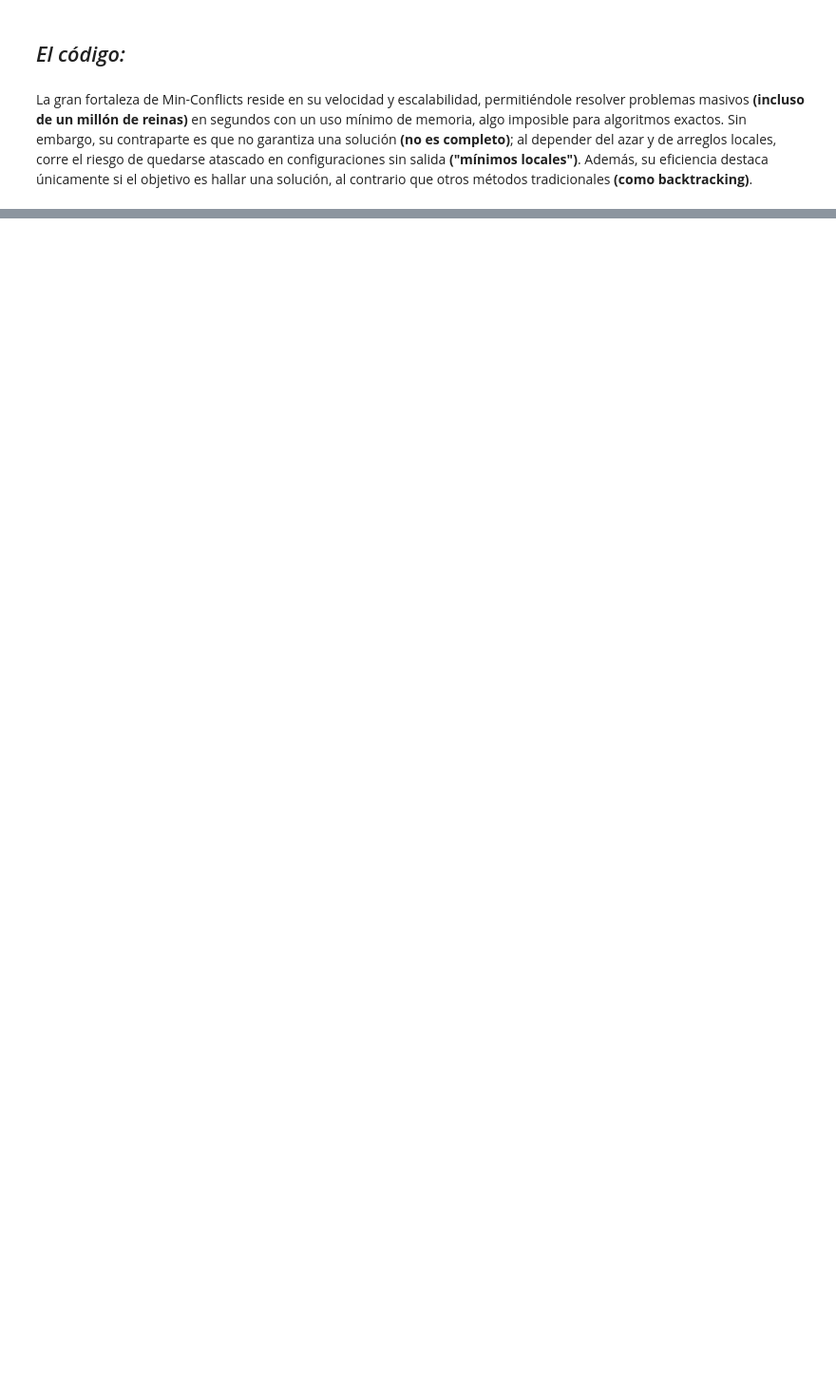
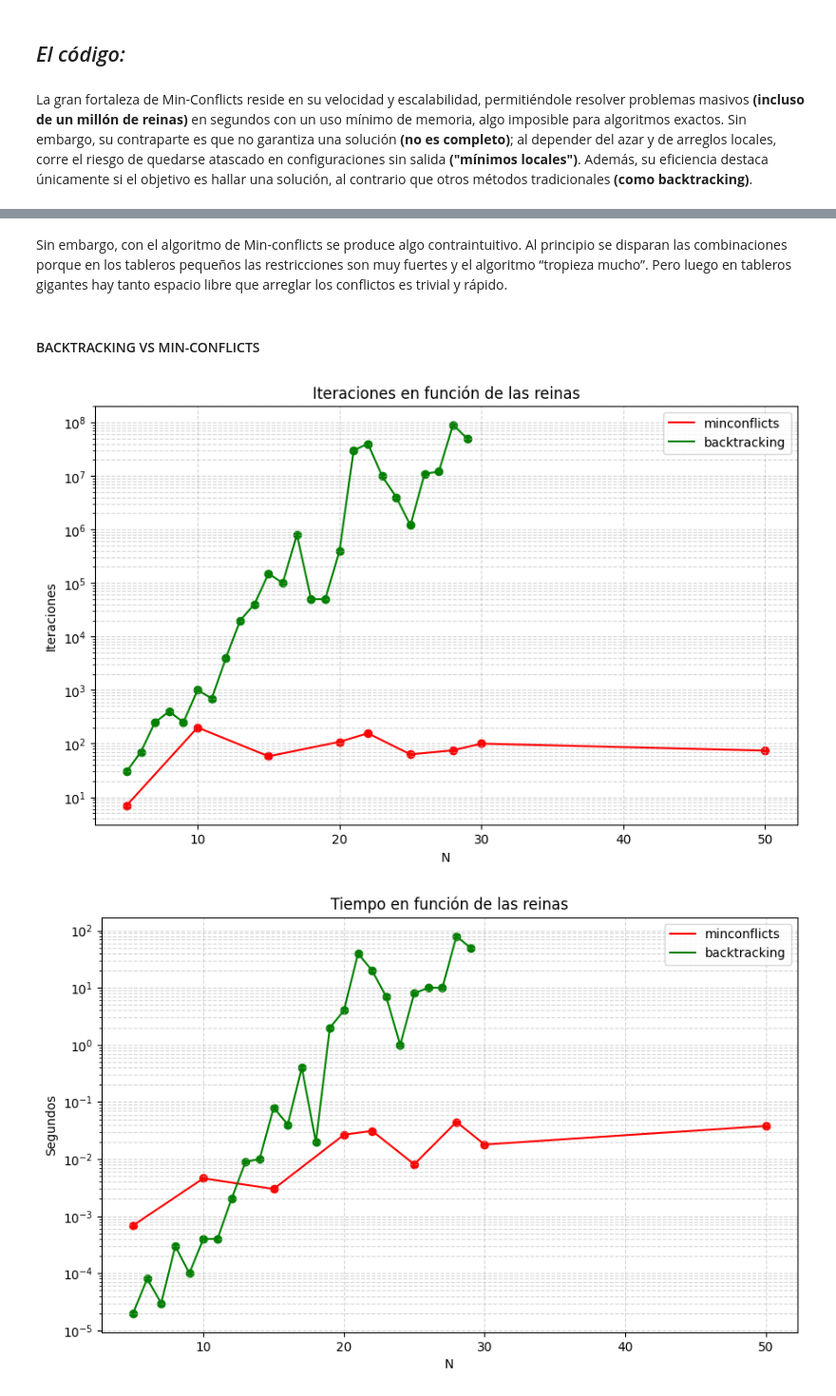
Before and after one commit to ajkooo/n_queens_proyecto, a Jupyter notebook: cuaderno.ipynb, the cells around one changed output, grey strips where cells are left out. Shown: that part at 95% size. Saved outputs shown, nothing was run; the diff lists cells and outputs as text; code cells hidden in the pictures; blank space fills up the shorter version.

```diff
--- a/cuaderno.ipynb
+++ b/cuaderno.ipynb
@@ -425,0 +1041,58 @@ La elección del algoritmo depende del objetivo:
+# %% [markdown]
+Sin embargo, con el algoritmo de  Min-conflicts se produce algo contraintuitivo. Al principio se disparan las combinaciones porque en los tableros pequeños las restricciones son muy fuertes y el algoritmo “tropieza mucho”. Pero luego en tableros gigantes hay tanto espacio libre que arreglar los conflictos es trivial y rápido.
+# %% [markdown]
+#### BACKTRACKING VS MIN-CONFLICTS
+# %%
+N=[
+   5, 6, 7, 8, 9, 10, 11, 12, 13, 14, 15, 16, 17, 18, 19, 20,
+    21, 22, 23, 24, 25, 26, 27, 28, 29
+]
+
+
+iteraciones1 = [
+    30, 70, 250, 400, 250, 1000, 700, 4000, 20000, 40000, 150000, 100000, 800000, 50000, 50000,
+    400000, 30000000, 40000000, 10000000, 4000000, 1200000, 11000000, 12000000, 90000000, 50000000
+]
+tiempo1 = [
+    2e-5, 8e-5, 3e-5, 3e-4, 1e-4, 4e-4, 4e-4, 2e-3, 9e-3, 1e-2, 8e-2, 4e-2, 4e-1, 2e-2, 2.0,
+    4.0, 40.0, 20.0, 7.0, 1.0, 8.0, 10.0, 10.0, 80.0, 50.0
+]
+
+n=[5,10,15,20,22,25,28,30,50]
+segundos=[0.00069,0.0046,0.003,0.0267,0.0312,0.0081,0.0447,0.018,0.038,]
+iteraciones=[7,200,58,108,156,63,75,100,74]
+# GRAFICA: iteraciones
+plt.figure(figsize=(10, 6))
+plt.plot(n, iteraciones, color='red',label="minconflicts")
+plt.scatter(n, iteraciones, color='red')
+plt.plot(N, iteraciones1, color='green',label="backtracking")
+plt.scatter(N, iteraciones1, color='green')
+plt.yscale('log')
+plt.title("Iteraciones en función de las reinas")
+plt.xlabel("N")
+plt.ylabel("Iteraciones")
+
+plt.grid(True, which="both", ls="--", alpha=0.5)
+
+plt.legend()
+plt.show()
+
+
+# GRAFICA: Segundos
+plt.figure(figsize=(10, 6))
+plt.plot(n, segundos, color='red',label="minconflicts")
+plt.scatter(n,segundos, color='red')
+plt.plot(N,tiempo1, color='green',label="backtracking")
+plt.scatter(N, tiempo1, color='green')
+plt.yscale('log')
+plt.title("Tiempo en función de las reinas")
+plt.xlabel("N")
+plt.ylabel("Segundos")
+plt.grid(True, which="both", ls="--", alpha=0.5)
+
+
+plt.legend()
+plt.show()
+# %% [output]
+[figure, added]
+[figure, added]
```
Also changed, not shown: parts of 75 cells of this notebook.
